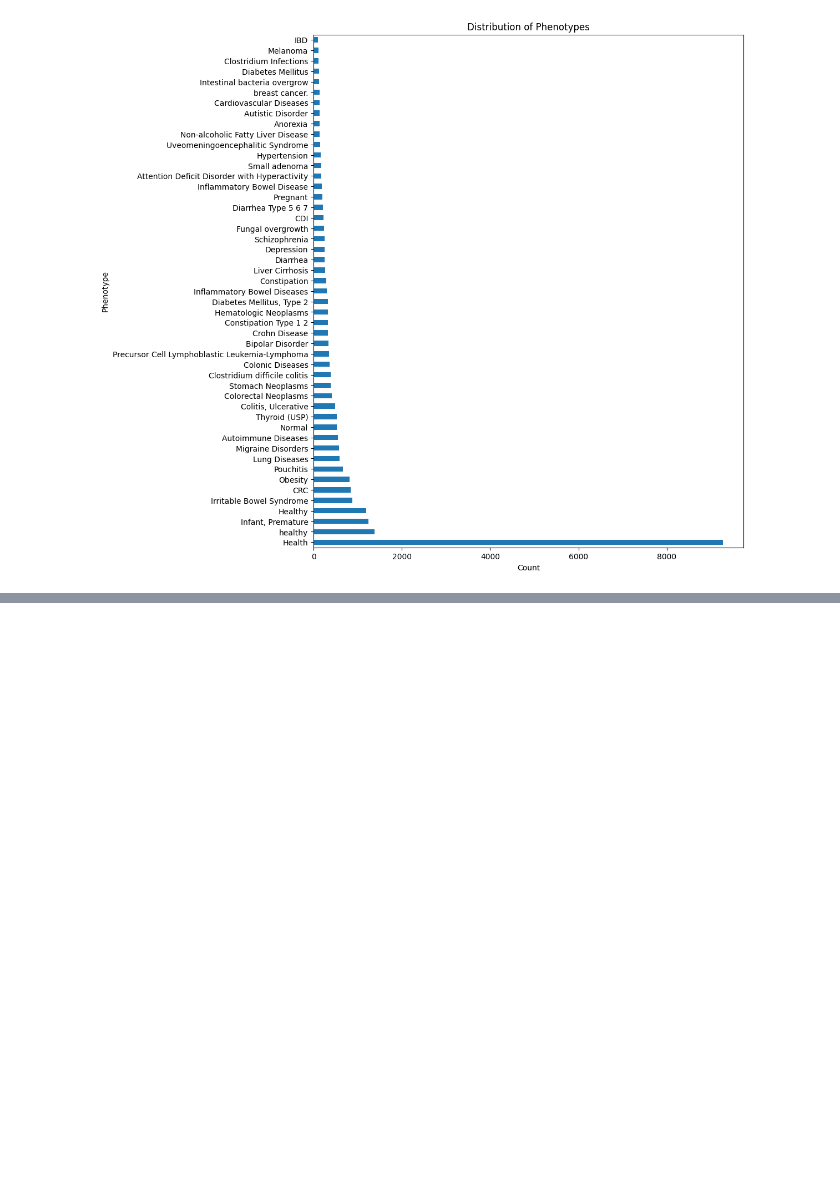
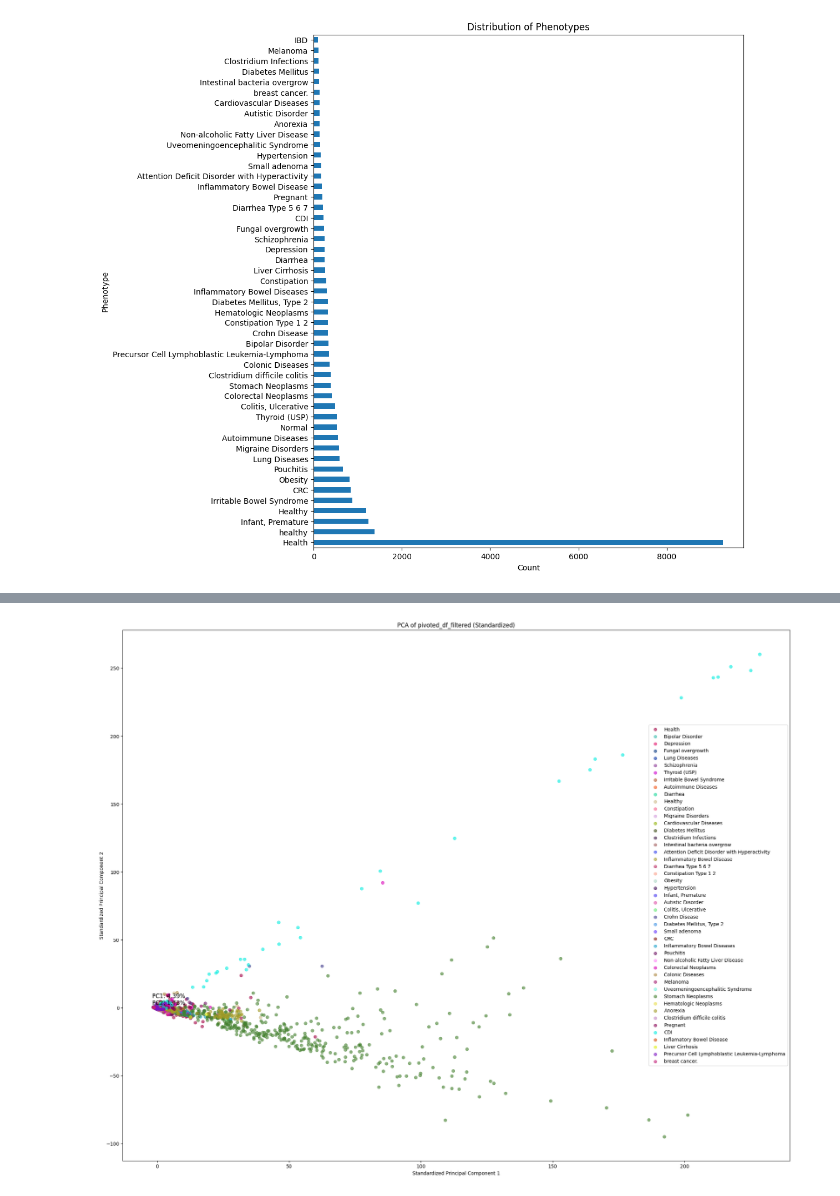
Before and after one commit to manuelgug/ML_disease_prediction_microbiome, a Jupyter notebook: MIcrobiome_x_Health_ML.ipynb, the cells around one changed output, grey strips where cells are left out. Drawn from its saved outputs; the diff is of its cells as text; code cells hidden in the pictures; blank space fills up the shorter version.

```diff
--- a/MIcrobiome_x_Health_ML.ipynb
+++ b/MIcrobiome_x_Health_ML.ipynb
@@ -232,0 +205,31 @@ plt.show()
+# %%
+import random
+
+# Set a seed for reproducibility
+random.seed(42)
+
+# Scatter plot of standardized PCA results
+plt.figure(figsize=(25, 20))
+
+# Generate len(unique_phenotypes) random colors
+colors = [tuple(random.uniform(0, 1) for _ in range(3)) for _ in range(len(unique_phenotypes))]
+
+# Loop through unique phenotypes for coloring and legend
+for phenotype, color in zip(unique_phenotypes, colors):
+    subset_df = pca_df[pca_df['Label'] == phenotype]
+    plt.scatter(subset_df['PC1'], subset_df['PC2'], label=phenotype, c=[color], alpha=0.6)
+
+plt.title('PCA of pivoted_df_filtered (Standardized)')
+plt.xlabel('Standardized Principal Component 1')
+plt.ylabel('Standardized Principal Component 2')
+
+# Show the percentage of variation explained by each PC
+explained_var_ratio = pca.explained_variance_ratio_
+plt.text(-2, 2, f'PC1: {explained_var_ratio[0]*100:.2f}%\nPC2: {explained_var_ratio[1]*100:.2f}%', fontsize=12)
+
+# Add legend
+plt.legend()
+
+plt.show()
+# %% [output]
+[figure, added]
```
Also changed, not shown: parts of 13 cells of this notebook.
